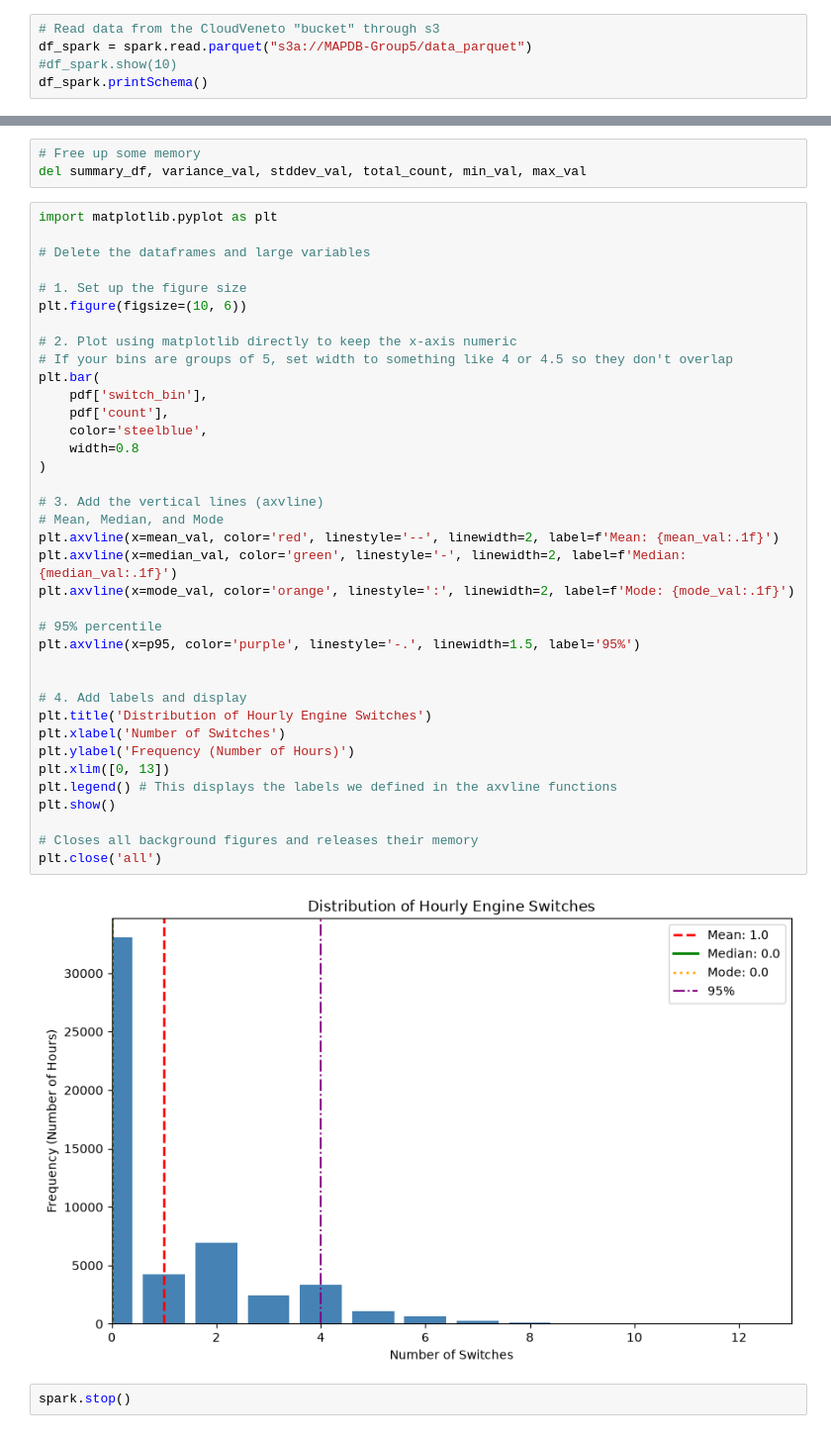
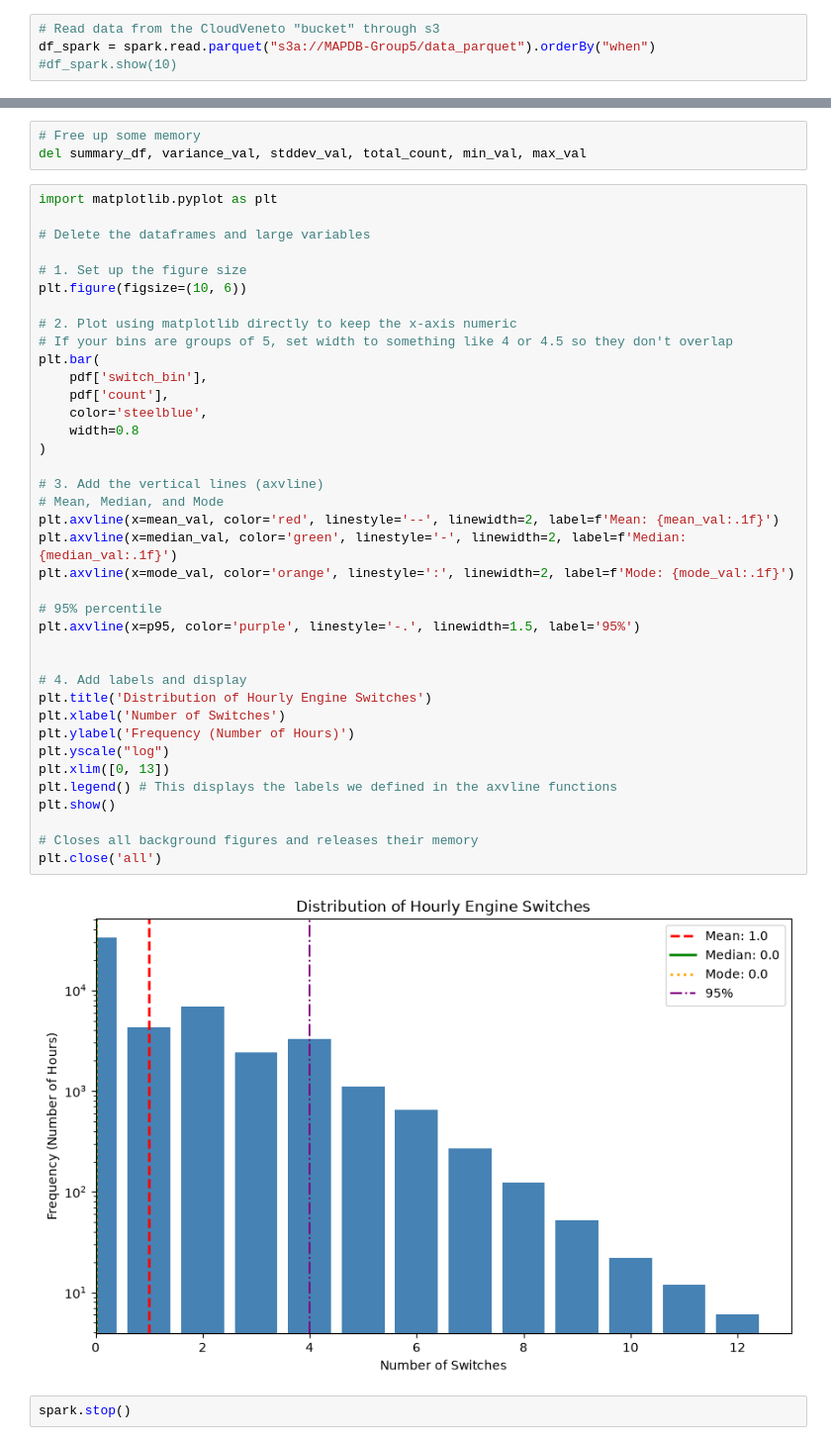
Before and after one commit to PasqualeAndreacchio/AnomalyDection-Spark, a Jupyter notebook: anomaly1.ipynb, the cells around one changed output, grey strips where cells are left out. Shown at 99% size. Drawn from its saved outputs; the diff is of its cells as text.

```diff
--- a/anomaly1.ipynb
+++ b/anomaly1.ipynb
@@ -49,6 +49,5 @@ To adjust logging level use sc.setLogLevel(newLevel). For SparkR, use setLogLeve
 ## Reads the storage and adjust the dataframe structure
 # %%
 # Read data from the CloudVeneto "bucket" through s3
-df_spark = spark.read.parquet("s3a://MAPDB-Group5/data_parquet")
+df_spark = spark.read.parquet("s3a://MAPDB-Group5/data_parquet").orderBy("when")
 #df_spark.show(10)
-df_spark.printSchema()
@@ -288,34 +281,35 @@ plt.figure(figsize=(10, 6))
 # 2. Plot using matplotlib directly to keep the x-axis numeric
 # If your bins are groups of 5, set width to something like 4 or 4.5 so they don't overlap
 plt.bar(
     pdf['switch_bin'],
     pdf['count'],
     color='steelblue',
     width=0.8
 )
 
 # 3. Add the vertical lines (axvline)
 # Mean, Median, and Mode
 plt.axvline(x=mean_val, color='red', linestyle='--', linewidth=2, label=f'Mean: {mean_val:.1f}')
 plt.axvline(x=median_val, color='green', linestyle='-', linewidth=2, label=f'Median: {median_val:.1f}')
 plt.axvline(x=mode_val, color='orange', linestyle=':', linewidth=2, label=f'Mode: {mode_val:.1f}')
 
 # 95% percentile
 plt.axvline(x=p95, color='purple', linestyle='-.', linewidth=1.5, label='95%')
 
 
 # 4. Add labels and display
 plt.title('Distribution of Hourly Engine Switches')
 plt.xlabel('Number of Switches')
 plt.ylabel('Frequency (Number of Hours)')
+plt.yscale("log")
 plt.xlim([0, 13])
 plt.legend() # This displays the labels we defined in the axvline functions
 plt.show()
 
 # Closes all background figures and releases their memory
 plt.close('all')
 # %% [output]
-[figure, old version]
+[figure, new version]
 # %%
 spark.stop()
 # %% [markdown]
```
Also changed, not shown: parts of 6 cells of this notebook.
